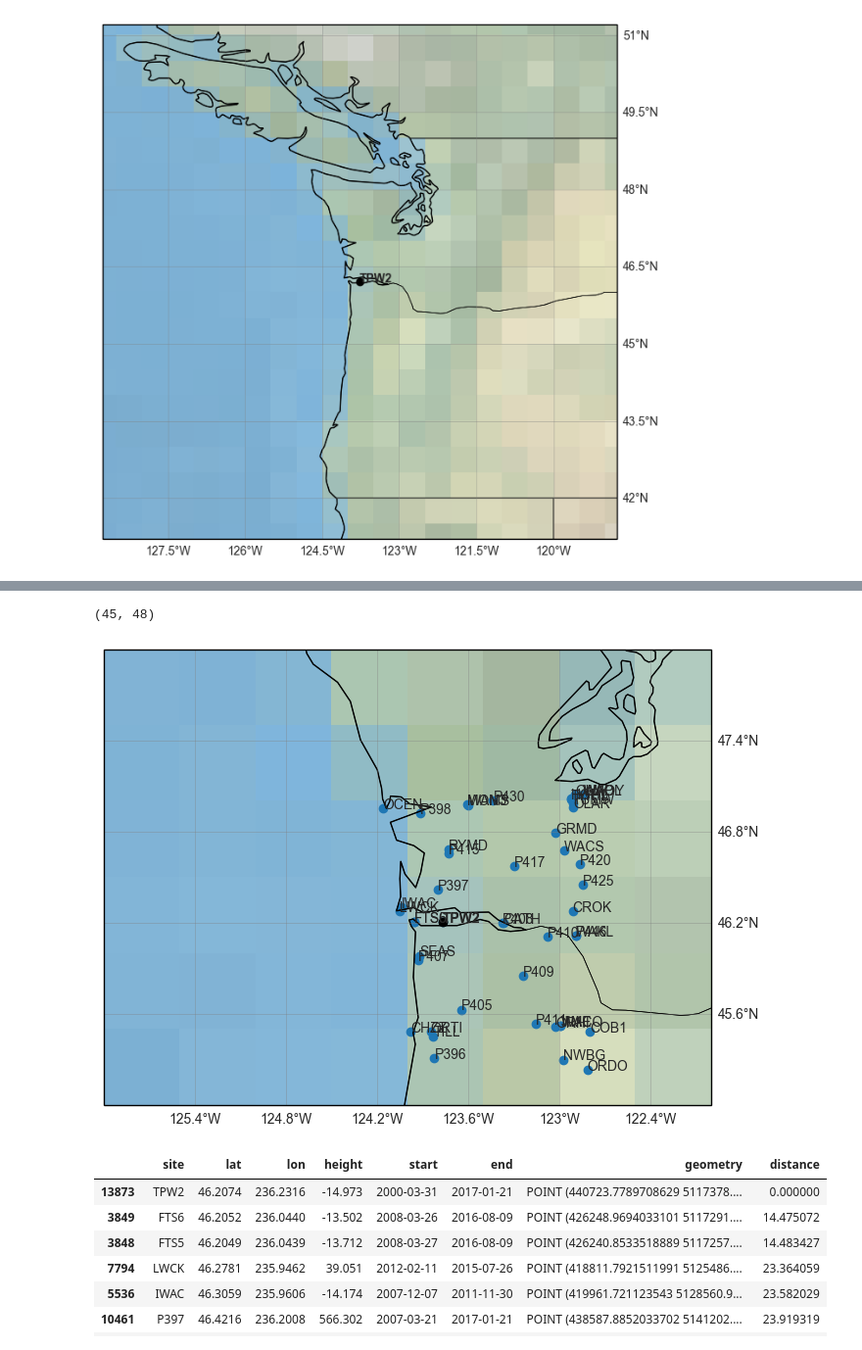
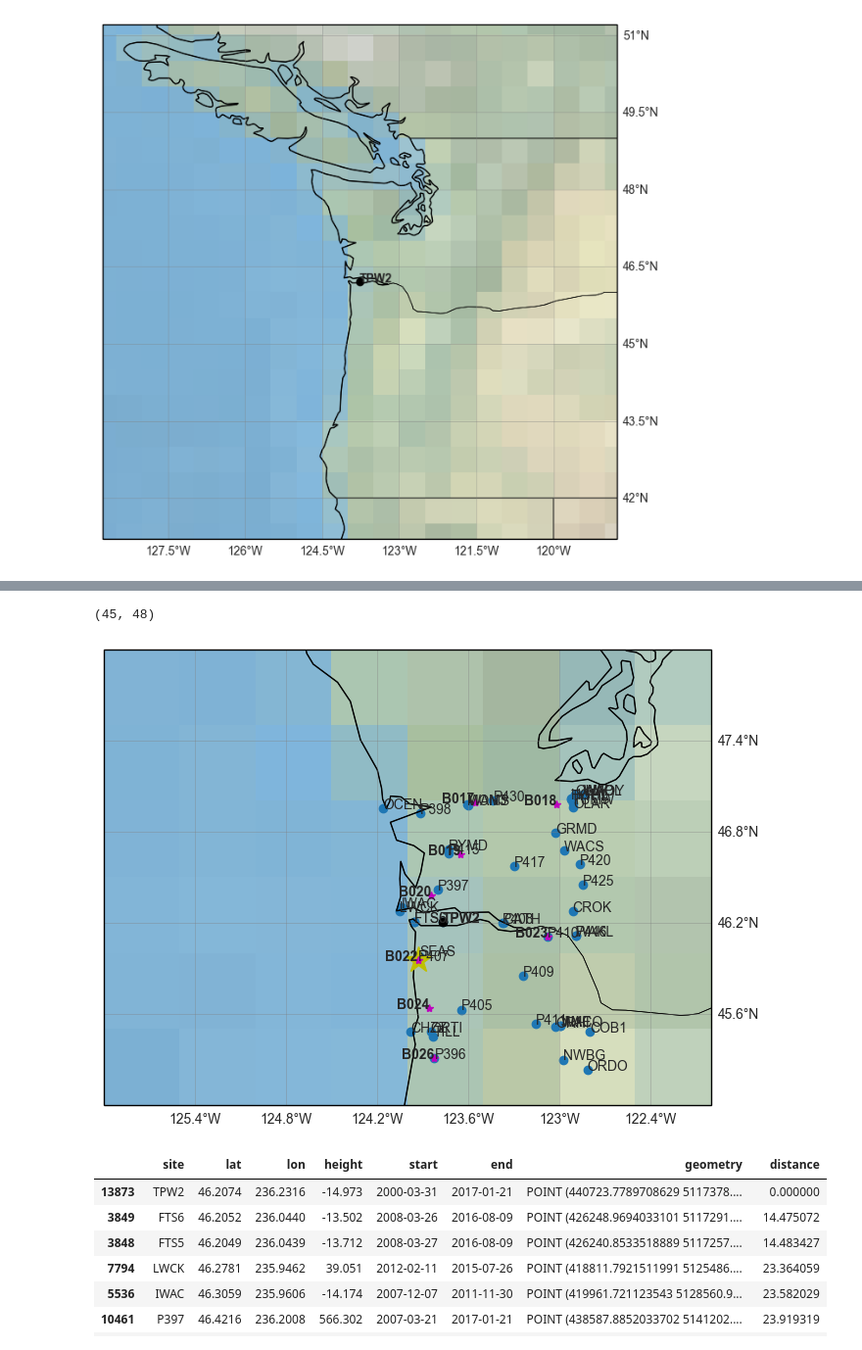
Before and after one commit to scottyhq/gpstools, a Jupyter notebook: Demo_UNGL.ipynb, the cells around one changed output, grey strips where cells are left out. Shown: that part at 98% size. Saved outputs shown, nothing was run; the diff lists cells and outputs as text; code cells hidden in the pictures.

```diff
--- a/Demo_UNGL.ipynb
+++ b/Demo_UNGL.ipynb
@@ -174,0 +173,12 @@ subset.head()
+# %%
+def load_pbo_strainmeters():
+    ''' https://www.unavco.org/data/strain-seismic/bsm-data/bsm-data.html '''
+    df = pd.read_csv('PBO_bsm_coords.txt', comment='#', names=['id','name','lat','lon','elev'])
+    return df
+# %%
+# Get strain meters in area of interest
+dfStrain = load_pbo_strainmeters()
+dfStrain.head()
+dfStrain = dfStrain.query('(@minlat < lat < @maxlat) and (@minlon < lon < @maxlon)')
+B022 = dfStrain.query('id == "B022" ')
+dfStrain
@@ -175,16 +195,23 @@ subset.head()
 # %%
-
 # NOTE: cartopy is smart enough to figure out lon -127 or 227 converntions
 ax = plot_map()
 ax.scatter(subset.lon, subset.lat,  transform=ccrs.Geodetic())
 for i in range(len(subset)):
     ax.text(subset.lon.iloc[i], subset.lat.iloc[i], subset.site.iloc[i], transform=ccrs.Geodetic())
 
+ax.plot(B022.lon, B022.lat, 'y*', ms=20, transform=ccrs.Geodetic())
+#ax.text(B022.lon, B022.lat, 'B022', fontweight='bold', transform=ccrs.Geodetic())
+
+#plot and label all strain meters
+for i,row in dfStrain.iterrows():
+    ax.plot(row.lon, row.lat, 'm*', transform=ccrs.Geodetic())
+    ax.text(row.lon, row.lat, row.id, fontweight='bold', ha='right', transform=ccrs.Geodetic())
+
 plt.xlim(-126, -122)
 plt.ylim(45,48)
 # %% [output]
 (45, 48)
-[figure, old version]
+[figure, new version]
 # %%
 # get distance to these other stations
 import geopandas as gpd
```
Also changed, not shown: parts of 11 cells of this notebook, 11 other files.
